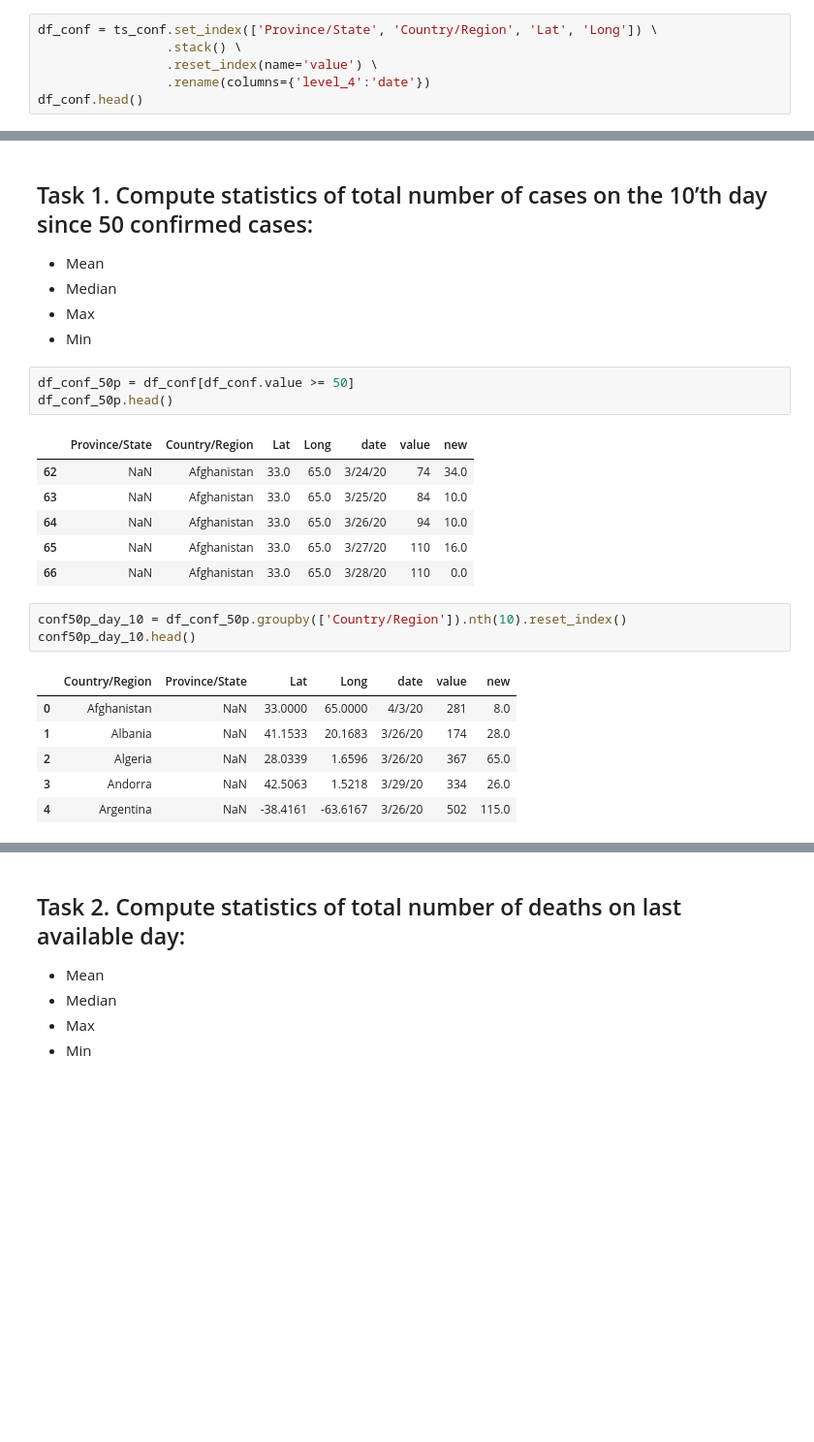
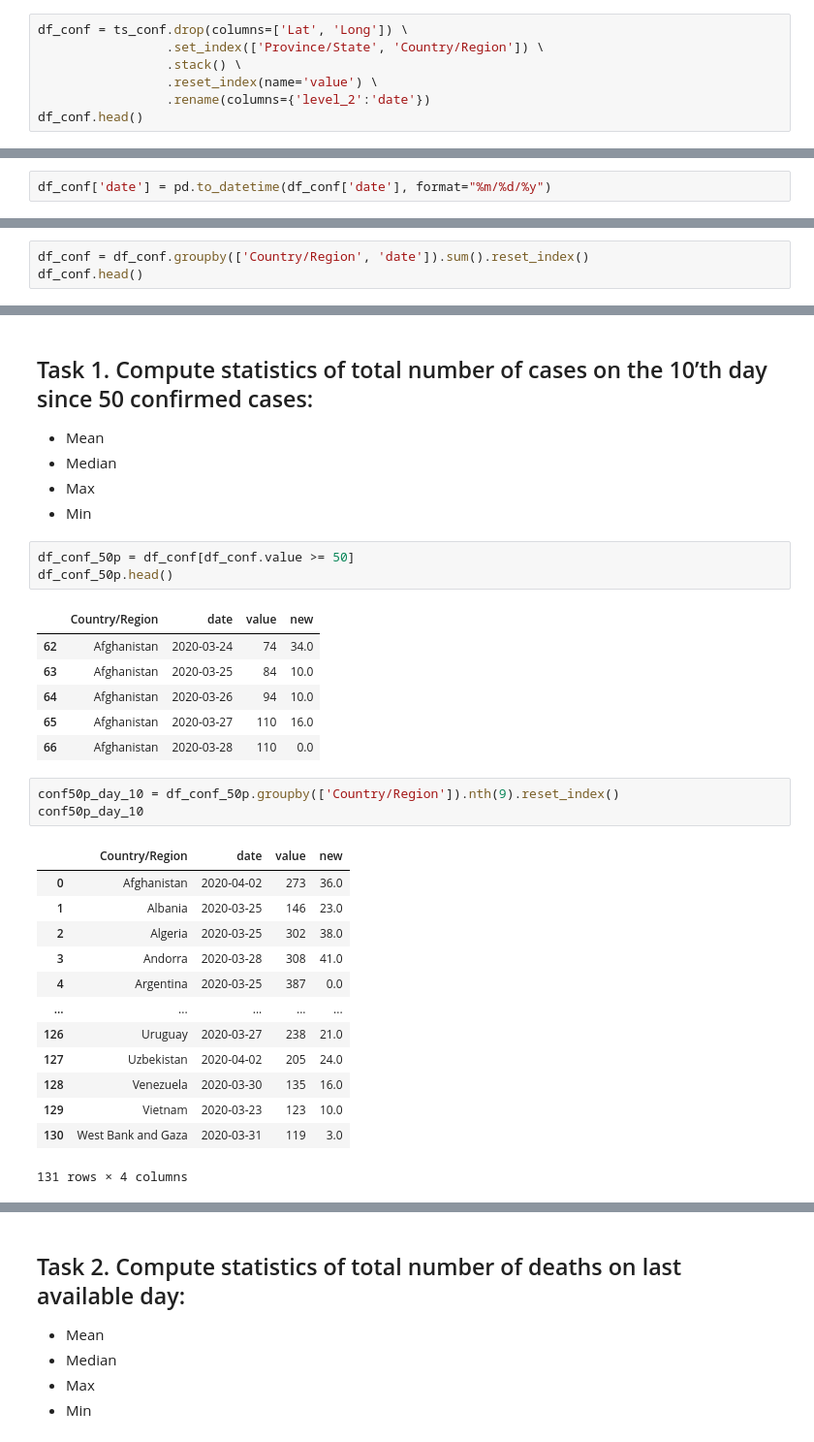
Before and after one commit to demidafonichev/hse-data-science-in-business-2020, a Jupyter notebook: HW1/HW1.ipynb, the cells around one changed output, grey strips where cells are left out. Shown at 97% size. Drawn from its saved outputs; the diff is of its cells as text; blank space fills up the shorter version.

```diff
--- a/HW1/HW1.ipynb
+++ b/HW1/HW1.ipynb
@@ -19,9 +17,10 @@ ts_conf.head()
 | 4 | NaN | Angola | -11.2027 | 17.8739 | 0 | 0 | 0 | 0 | 0 | ... |
 5 rows × 92 columns
 # %%
-df_conf = ts_conf.set_index(['Province/State', 'Country/Region', 'Lat', 'Long']) \
+df_conf = ts_conf.drop(columns=['Lat', 'Long']) \
+                 .set_index(['Province/State', 'Country/Region']) \
                  .stack() \
                  .reset_index(name='value') \
-                 .rename(columns={'level_4':'date'})
+                 .rename(columns={'level_2':'date'})
 df_conf.head()
 # %% [output]
@@ -34,3 +33,5 @@ df_conf.head()
+# %%
+df_conf['date'] = pd.to_datetime(df_conf['date'], format="%m/%d/%y")
 # %%
 df_conf['new'] = df_conf.value
 df_conf.new = df_conf.new - df_conf.new.shift(1)
@@ -46,0 +48,3 @@ df_conf.head()
+# %%
+df_conf = df_conf.groupby(['Country/Region', 'date']).sum().reset_index()
+df_conf.head()
@@ -54,22 +65,29 @@ df_conf.head()
 df_conf_50p = df_conf[df_conf.value >= 50]
 df_conf_50p.head()
 # %% [output]
-|  | Province/State | Country/Region | Lat | Long | date | value | new |
-| 62 | NaN | Afghanistan | 33.0 | 65.0 | 3/24/20 | 74 | 34.0 |
-| 63 | NaN | Afghanistan | 33.0 | 65.0 | 3/25/20 | 84 | 10.0 |
-| 64 | NaN | Afghanistan | 33.0 | 65.0 | 3/26/20 | 94 | 10.0 |
-| 65 | NaN | Afghanistan | 33.0 | 65.0 | 3/27/20 | 110 | 16.0 |
-| 66 | NaN | Afghanistan | 33.0 | 65.0 | 3/28/20 | 110 | 0.0 |
+|  | Country/Region | date | value | new |
+| 62 | Afghanistan | 2020-03-24 | 74 | 34.0 |
+| 63 | Afghanistan | 2020-03-25 | 84 | 10.0 |
+| 64 | Afghanistan | 2020-03-26 | 94 | 10.0 |
+| 65 | Afghanistan | 2020-03-27 | 110 | 16.0 |
+| 66 | Afghanistan | 2020-03-28 | 110 | 0.0 |
 # %%
-conf50p_day_10 = df_conf_50p.groupby(['Country/Region']).nth(10).reset_index()
-conf50p_day_10.head()
+conf50p_day_10 = df_conf_50p.groupby(['Country/Region']).nth(9).reset_index()
+conf50p_day_10
 # %% [output]
-|  | Country/Region | Province/State | Lat | Long | date | value | new |
-| 0 | Afghanistan | NaN | 33.0000 | 65.0000 | 4/3/20 | 281 | 8.0 |
-| 1 | Albania | NaN | 41.1533 | 20.1683 | 3/26/20 | 174 | 28.0 |
-| 2 | Algeria | NaN | 28.0339 | 1.6596 | 3/26/20 | 367 | 65.0 |
-| 3 | Andorra | NaN | 42.5063 | 1.5218 | 3/29/20 | 334 | 26.0 |
-| 4 | Argentina | NaN | -38.4161 | -63.6167 | 3/26/20 | 502 | 115.0 |
+|  | Country/Region | date | value | new |
+| 0 | Afghanistan | 2020-04-02 | 273 | 36.0 |
+| 1 | Albania | 2020-03-25 | 146 | 23.0 |
+| 2 | Algeria | 2020-03-25 | 302 | 38.0 |
+| 3 | Andorra | 2020-03-28 | 308 | 41.0 |
+| 4 | Argentina | 2020-03-25 | 387 | 0.0 |
+| ... | ... | ... | ... | ... |
+| 126 | Uruguay | 2020-03-27 | 238 | 21.0 |
+| 127 | Uzbekistan | 2020-04-02 | 205 | 24.0 |
+| 128 | Venezuela | 2020-03-30 | 135 | 16.0 |
+| 129 | Vietnam | 2020-03-23 | 123 | 10.0 |
+| 130 | West Bank and Gaza | 2020-03-31 | 119 | 3.0 |
+131 rows × 4 columns
 # %%
 print(f'mean   = {conf50p_day_10.value.mean():.2f}')
 print(f'median = {conf50p_day_10.value.median():.2f}')
```
Also changed, not shown: parts of 22 cells of this notebook.
